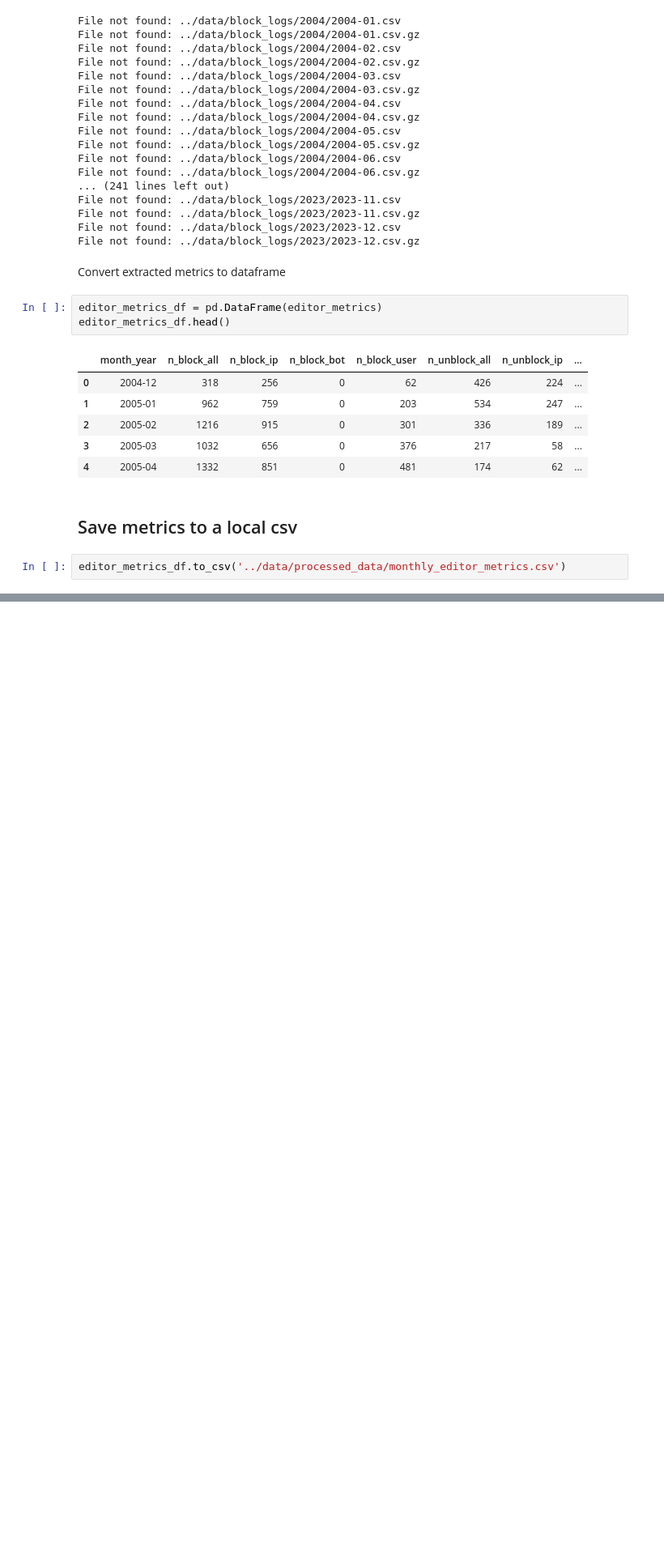
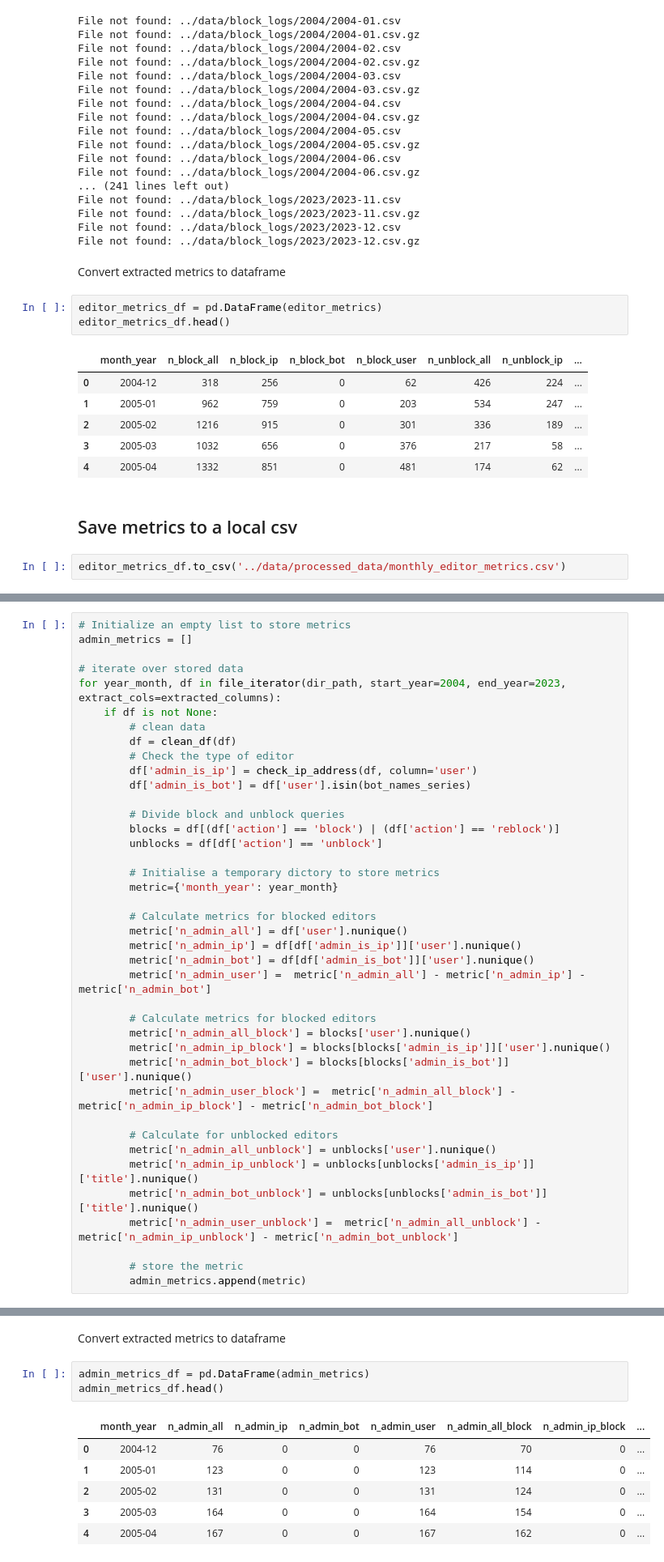
Before and after one commit to haochencoding/wiki_open_science, a Jupyter notebook: notebooks/calculate_block_log_metrics.ipynb, the cells around one changed output, grey strips where cells are left out. Shown at 81% size. Drawn from its saved outputs; the diff is of its cells as text; blank space fills up the shorter version.

Commit message:
Calcualte administrator monthly metrics

```diff
--- a/notebooks/calculate_block_log_metrics.ipynb
+++ b/notebooks/calculate_block_log_metrics.ipynb
@@ -117,0 +139,40 @@ editor_metrics_df.to_csv('../data/processed_data/monthly_editor_metrics.csv')
+# %%
+# Initialize an empty list to store metrics
+admin_metrics = []
+
+# iterate over stored data
+for year_month, df in file_iterator(dir_path, start_year=2004, end_year=2023, extract_cols=extracted_columns):
+    if df is not None:
+        # clean data
+        df = clean_df(df)
+        # Check the type of editor
+        df['admin_is_ip'] = check_ip_address(df, column='user')
+        df['admin_is_bot'] = df['user'].isin(bot_names_series)
+
+        # Divide block and unblock queries
+        blocks = df[(df['action'] == 'block') | (df['action'] == 'reblock')]
+        unblocks = df[df['action'] == 'unblock']
+
+        # Initialise a temporary dictory to store metrics
+        metric={'month_year': year_month}
+
+        # Calculate metrics for blocked editors
+        metric['n_admin_all'] = df['user'].nunique()
+        metric['n_admin_ip'] = df[df['admin_is_ip']]['user'].nunique()
+        metric['n_admin_bot'] = df[df['admin_is_bot']]['user'].nunique()
+        metric['n_admin_user'] =  metric['n_admin_all'] - metric['n_admin_ip'] - metric['n_admin_bot']
+
+        # Calculate metrics for blocked editors
+        metric['n_admin_all_block'] = blocks['user'].nunique()
+        metric['n_admin_ip_block'] = blocks[blocks['admin_is_ip']]['user'].nunique()
+        metric['n_admin_bot_block'] = blocks[blocks['admin_is_bot']]['user'].nunique()
+        metric['n_admin_user_block'] =  metric['n_admin_all_block'] - metric['n_admin_ip_block'] - metric['n_admin_bot_block']
+
+        # Calculate for unblocked editors
+        metric['n_admin_all_unblock'] = unblocks['user'].nunique()
+        metric['n_admin_ip_unblock'] = unblocks[unblocks['admin_is_ip']]['title'].nunique()
+        metric['n_admin_bot_unblock'] = unblocks[unblocks['admin_is_bot']]['title'].nunique()
+        metric['n_admin_user_unblock'] =  metric['n_admin_all_unblock'] - metric['n_admin_ip_unblock'] - metric['n_admin_bot_unblock']
+
+        # store the metric
+        admin_metrics.append(metric)
@@ -117,0 +197,12 @@ editor_metrics_df.to_csv('../data/processed_data/monthly_editor_metrics.csv')
+# %% [markdown]
+Convert extracted metrics to dataframe
+# %%
+admin_metrics_df = pd.DataFrame(admin_metrics)
+admin_metrics_df.head()
+# %% [output]
+|  | month_year | n_admin_all | n_admin_ip | n_admin_bot | n_admin_user | n_admin_all_block | n_admin_ip_block | ... |
+| 0 | 2004-12 | 76 | 0 | 0 | 76 | 70 | 0 | ... |
+| 1 | 2005-01 | 123 | 0 | 0 | 123 | 114 | 0 | ... |
+| 2 | 2005-02 | 131 | 0 | 0 | 131 | 124 | 0 | ... |
+| 3 | 2005-03 | 164 | 0 | 0 | 164 | 154 | 0 | ... |
+| 4 | 2005-04 | 167 | 0 | 0 | 167 | 162 | 0 | ... |
```
Also changed, not shown: parts of 7 cells of this notebook, 2 other files.
